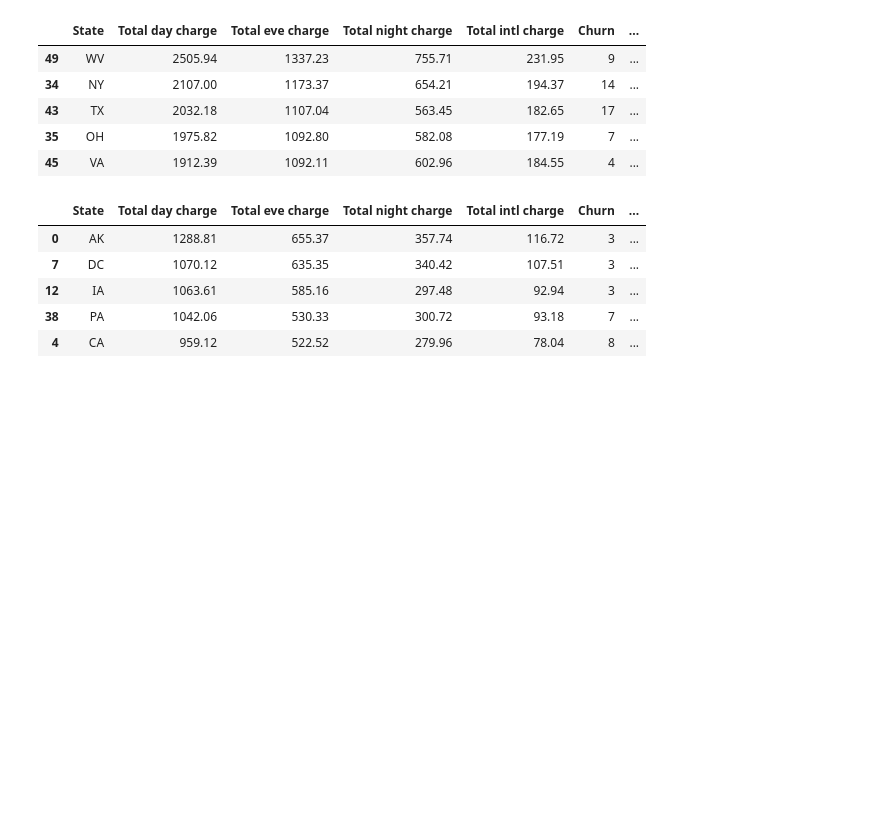
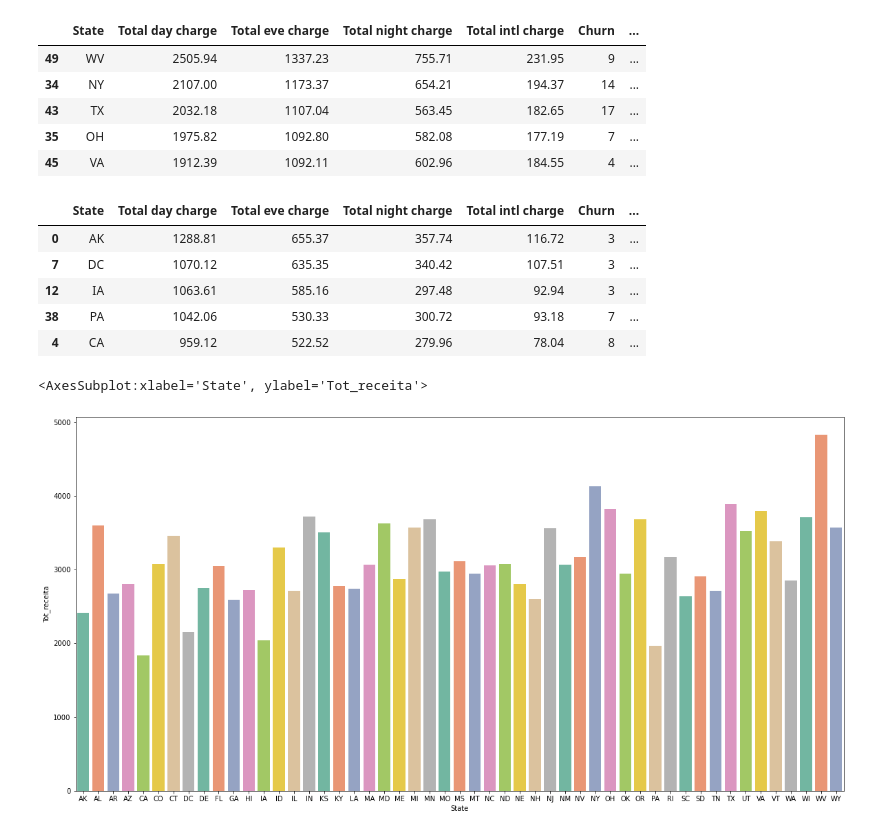
Before and after one commit to lucas-sls/Telecom_Churn, a Jupyter notebook: Telecom_churn.ipynb, the cells around one changed output. Cells and saved outputs as stored; diff of their text form; code cells hidden in the pictures; blank space fills up the shorter version.

```diff
--- a/Telecom_churn.ipynb
+++ b/Telecom_churn.ipynb
@@ -389,3 +391,10 @@ receita.sort_values(by='Tot_receita', ascending=False).tail() # Estados com meno
 | 12 | IA | 1063.61 | 585.16 | 297.48 | 92.94 | 3 | ... |
 | 38 | PA | 1042.06 | 530.33 | 300.72 | 93.18 | 7 | ... |
 | 4 | CA | 959.12 | 522.52 | 279.96 | 78.04 | 8 | ... |
+# %%
+fig , axarr = plt.subplots(1, 1,figsize=(20, 10))
+palette = 'Set2'
+sns.barplot(x=receita['State'], y= receita['Tot_receita'], order=receita['State'], ax=axarr, palette=palette)
+# %% [output]
+<AxesSubplot:xlabel='State', ylabel='Tot_receita'>
+[figure, added]
```
Also changed, not shown: parts of 8 cells of this notebook.
